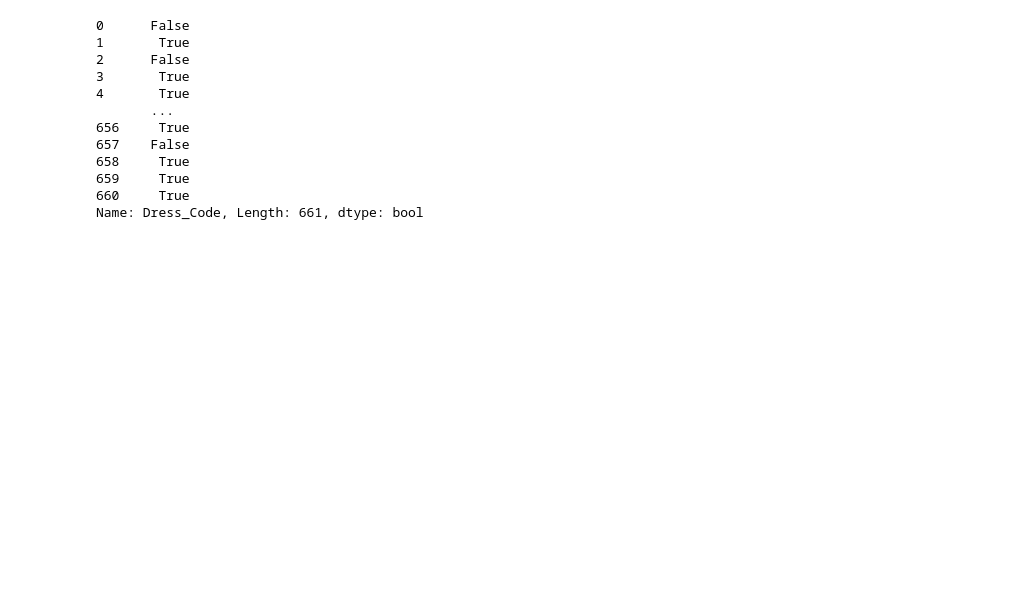
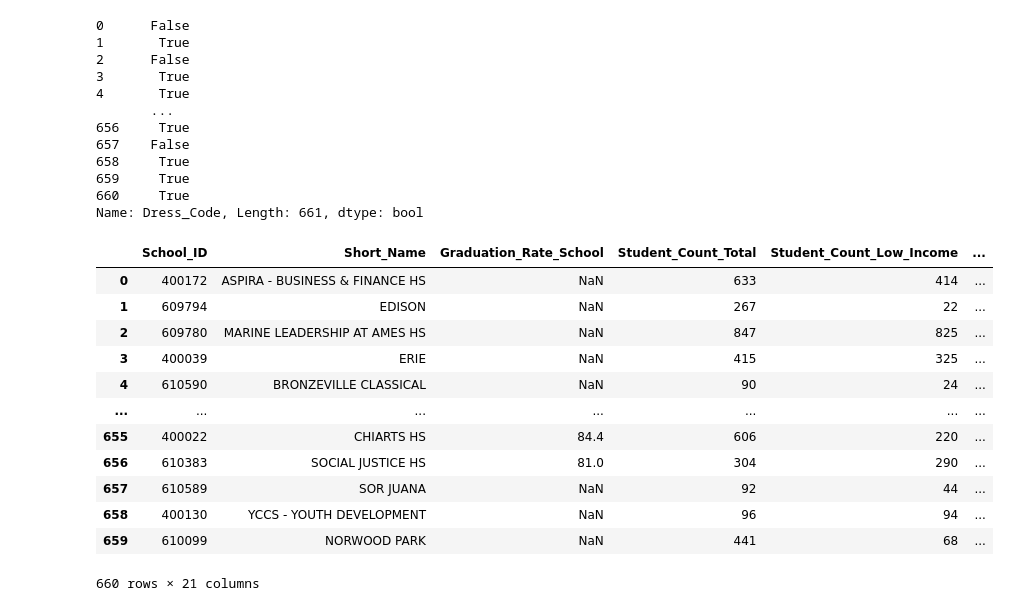
Before and after one commit to j-max/CPS_GradRate_Analysis, a Jupyter notebook: notebooks/preprocessing.ipynb, the cells around one changed output. Cells and saved outputs as stored; diff of their text form; code cells hidden in the pictures; blank space fills up the shorter version.

```diff
--- a/notebooks/preprocessing.ipynb
+++ b/notebooks/preprocessing.ipynb
@@ -129,6 +128,22 @@ df_dict['2016-2017']['Dress_Code']
 Name: Dress_Code, Length: 661, dtype: bool
 # %%
 # Add Year column to dataframes
+# %%
+df_dict['2018-2019'].
+# %% [output]
+|  | School_ID | Short_Name | Graduation_Rate_School | Student_Count_Total | Student_Count_Low_Income | ... |
+| 0 | 400172 | ASPIRA - BUSINESS & FINANCE HS | NaN | 633 | 414 | ... |
+| 1 | 609794 | EDISON | NaN | 267 | 22 | ... |
+| 2 | 609780 | MARINE LEADERSHIP AT AMES HS | NaN | 847 | 825 | ... |
+| 3 | 400039 | ERIE | NaN | 415 | 325 | ... |
+| 4 | 610590 | BRONZEVILLE CLASSICAL | NaN | 90 | 24 | ... |
+| ... | ... | ... | ... | ... | ... | ... |
+| 655 | 400022 | CHIARTS HS | 84.4 | 606 | 220 | ... |
+| 656 | 610383 | SOCIAL JUSTICE HS | 81.0 | 304 | 290 | ... |
+| 657 | 610589 | SOR JUANA | NaN | 92 | 44 | ... |
+| 658 | 400130 | YCCS - YOUTH DEVELOPMENT | NaN | 96 | 94 | ... |
+| 659 | 610099 | NORWOOD PARK | NaN | 441 | 68 | ... |
+660 rows × 21 columns
 # %%
 # Interesting: primary category would be a good feature to change to Primary_Is_High_School.
 # This would give a signal of whether a school is a specifically a high school.
```
Also changed, not shown: parts of 4 cells of this notebook, 8 other files.
